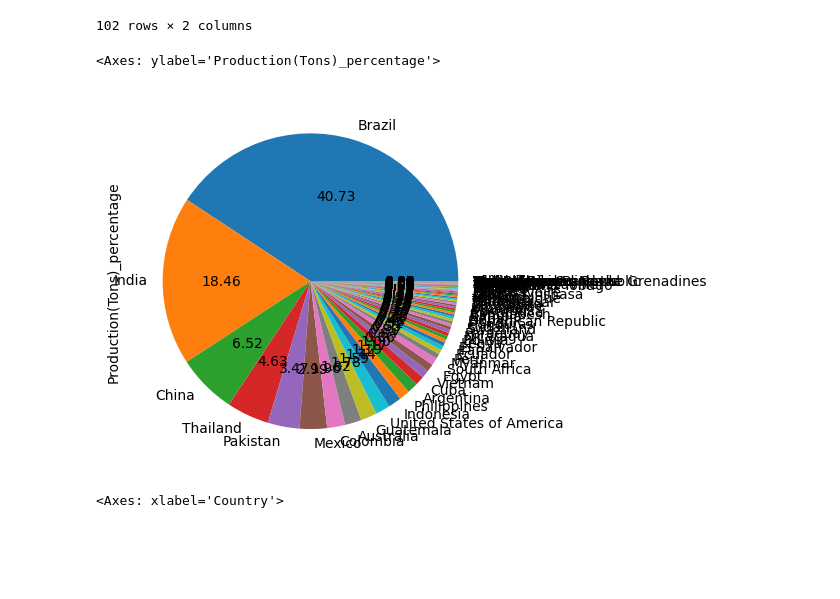
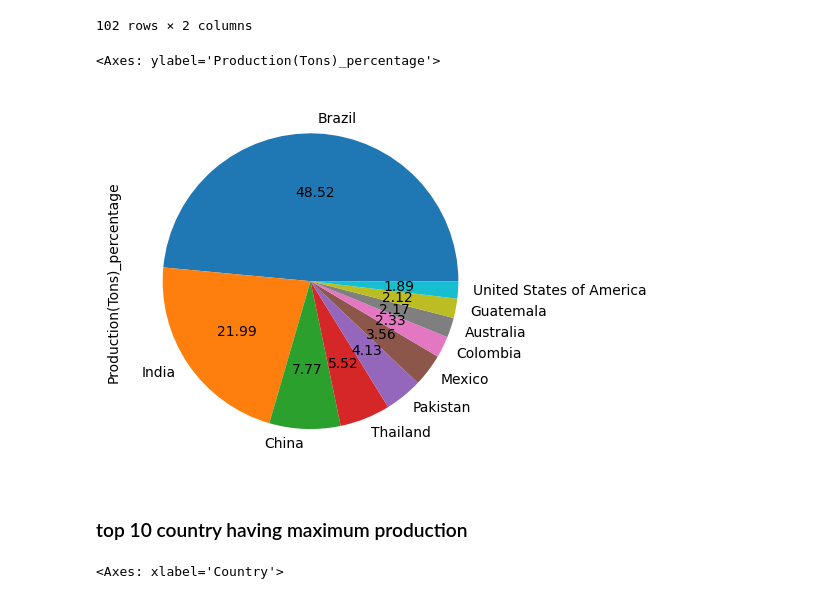
Before and after one commit to ajaythakur958/Sugarcane-Production, a Jupyter notebook: Sugarcane Production analysis.ipynb, the cells around one changed output. Saved outputs shown, nothing was run; the diff lists cells and outputs as text; code cells hidden in the pictures; blank space fills up the shorter version.

```diff
--- a/Sugarcane Production analysis.ipynb
+++ b/Sugarcane Production analysis.ipynb
@@ -297,10 +329,12 @@ df_new
 | Syria | 1.0 | 5.298352e-08 |
 102 rows × 2 columns
 # %%
-df_new['Production(Tons)_percentage'].plot(kind = 'pie', autopct = '%.2f')
+df_new['Production(Tons)_percentage'].head(10).plot(kind = 'pie', autopct = '%.2f')
 # %% [output]
 <Axes: ylabel='Production(Tons)_percentage'>
-[figure, old version]
+[figure, new version]
+# %% [markdown]
+### top 10 country having maximum production
 # %%
 df_new['Production(Tons)_percentage'].head(15).plot(kind = 'bar')
 # %% [output]
```
Also changed, not shown: parts of 25 cells of this notebook.
